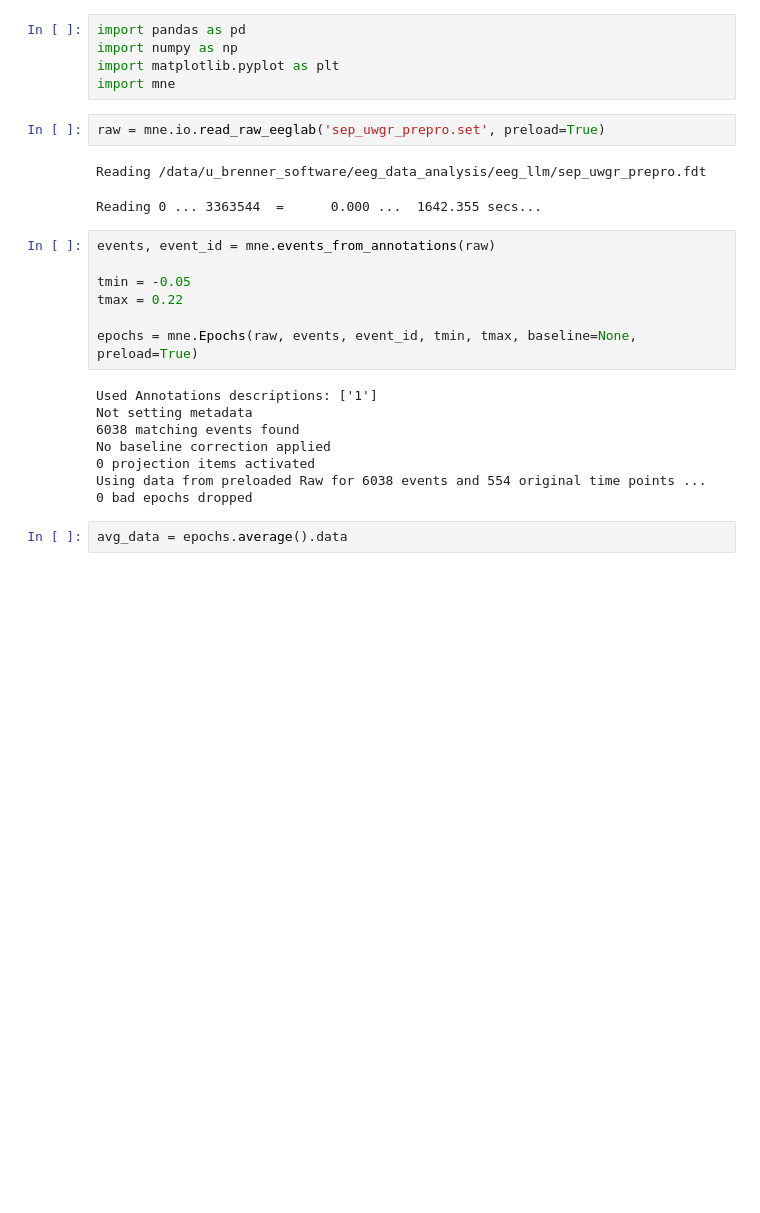
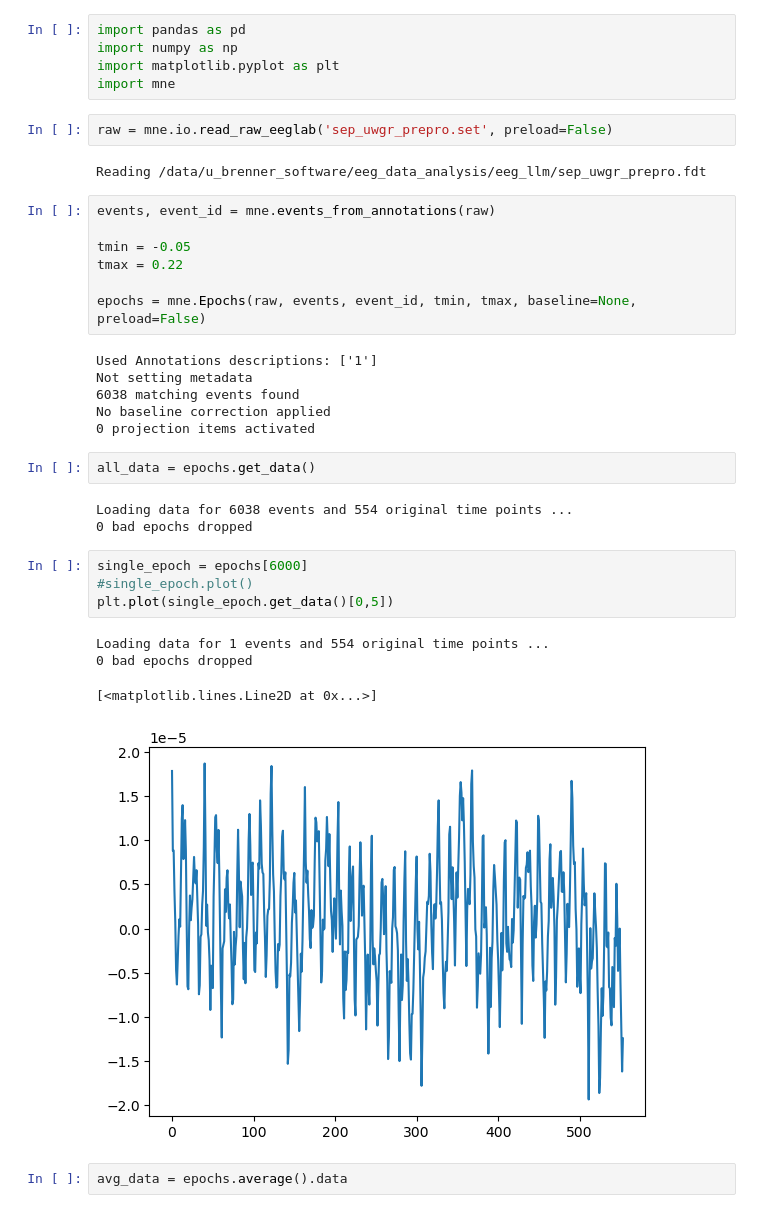
Before and after one commit to allshaks/eeg_llm, a Jupyter notebook: test_open_data.ipynb, the cells around one changed output. Saved outputs shown, nothing was run; the diff lists cells and outputs as text; blank space fills up the shorter version.

```diff
--- a/test_open_data.ipynb
+++ b/test_open_data.ipynb
@@ -4,24 +4,35 @@ import numpy as np
 import matplotlib.pyplot as plt
 import mne
 # %%
-raw = mne.io.read_raw_eeglab('sep_uwgr_prepro.set', preload=True)
+raw = mne.io.read_raw_eeglab('sep_uwgr_prepro.set', preload=False)
 # %% [output]
 Reading /data/u_brenner_software/eeg_data_analysis/eeg_llm/sep_uwgr_prepro.fdt
-Reading 0 ... 3363544  =      0.000 ...  1642.355 secs...
 # %%
 events, event_id = mne.events_from_annotations(raw)
 
 tmin = -0.05
 tmax = 0.22
 
-epochs = mne.Epochs(raw, events, event_id, tmin, tmax, baseline=None, preload=True)
+epochs = mne.Epochs(raw, events, event_id, tmin, tmax, baseline=None, preload=False)
 # %% [output]
 Used Annotations descriptions: ['1']
 Not setting metadata
 6038 matching events found
 No baseline correction applied
 0 projection items activated
-Using data from preloaded Raw for 6038 events and 554 original time points ...
-0 bad epochs dropped
+# %%
+all_data = epochs.get_data()
+# %% [output]
+Loading data for 6038 events and 554 original time points ...
+0 bad epochs dropped
+# %%
+single_epoch = epochs[6000]
+#single_epoch.plot()
+plt.plot(single_epoch.get_data()[0,5])
+# %% [output]
+Loading data for 1 events and 554 original time points ...
+0 bad epochs dropped
+[<matplotlib.lines.Line2D at 0x...>]
+[figure, added]
 # %%
 avg_data = epochs.average().data
```
Also changed, not shown: parts of 13 cells of this notebook, 1 other file.
